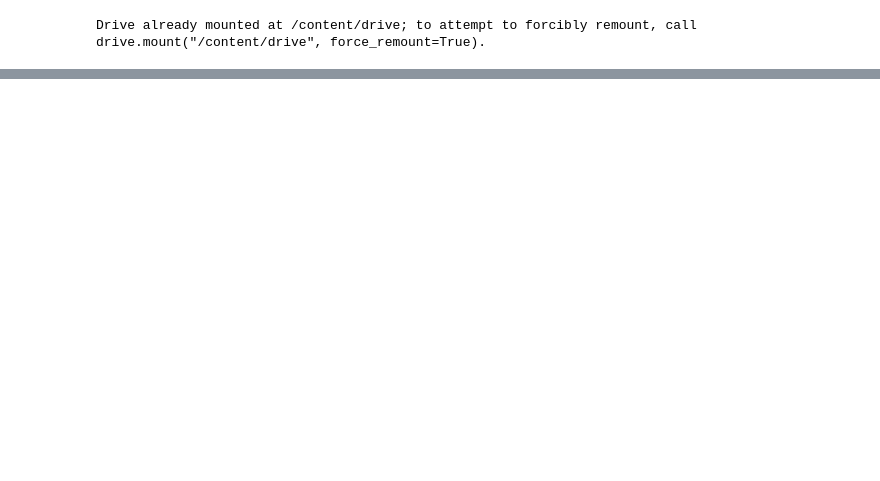
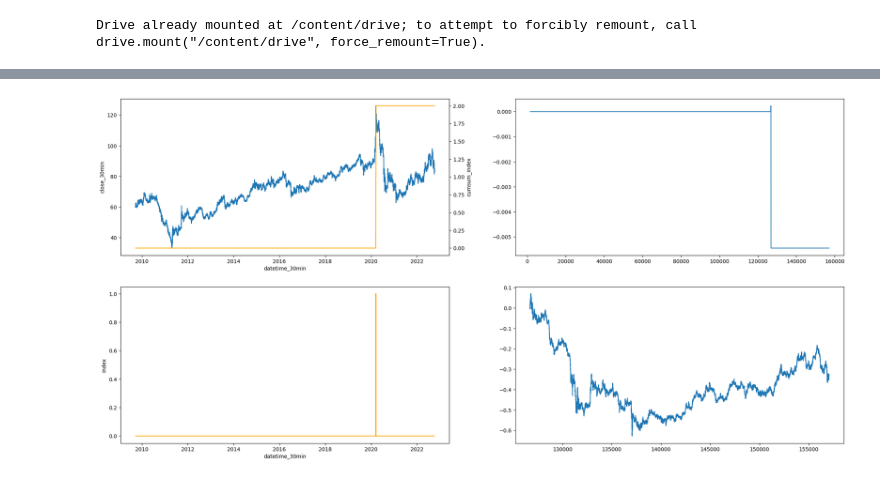
Before and after one commit to alexandreib/QuantDesign, a Jupyter notebook: QD.ipynb, the cells around one changed output, grey strips where cells are left out. Drawn from its saved outputs; the diff is of its cells as text; code cells hidden in the pictures; blank space fills up the shorter version.

```diff
--- a/QD.ipynb
+++ b/QD.ipynb
@@ -213,24 +292,21 @@ plt.show()
 # %%
-index = (weights[0] * diff_10_30min + weights[1] * diff_20_30min + weights[2] * diff_30_30min + weights[3] * diff_40_30min + \
-            weights[4] * diff_10_60min + weights[5] * diff_20_60min + weights[6] * diff_30_60min + weights[7] * diff_40_60min + \
-            weights[8] * diff_10_D + weights[9] * diff_20_D + weights[10] * diff_30_D + weights[11] * diff_40_D
-            ).shift().fillna(0)
-index[threshold > np.abs(index)] = 0
-index = np.tanh(index)
+index = calculate_index(best_weights, best_threshold)
 
 df['index'] = index
 df['sign_index'] = np.sign(index).replace(0, np.nan).ffill()
 df['cumsum_index'] = np.cumsum(index)
 
 fig, ax = plt.subplots(2, 2, figsize=(25, 12))
 ax2 = ax[0][0].twinx()
 # sns.lineplot(df['close_30min'].tail(100000), ax = ax1)
 sns.lineplot(data = df, x='datetime_30min', y='close_30min', ax = ax[0][0])
 sns.lineplot(data = df, x='datetime_30min', y='cumsum_index', ax = ax2, color = 'orange')
 
 sns.lineplot(data = df, x='datetime_30min', y='index', ax = ax[1][0], color = 'orange')
 
 sns.lineplot(np.cumsum(df['Log_Return'] * df['index']), ax = ax[0][1])
 sns.lineplot(np.cumsum(df['Log_Return'] * df['sign_index']), ax = ax[1][1])
 
 plt.show()
+# %% [output]
+[figure, added]
```
Also changed, not shown: parts of 9 cells of this notebook.
